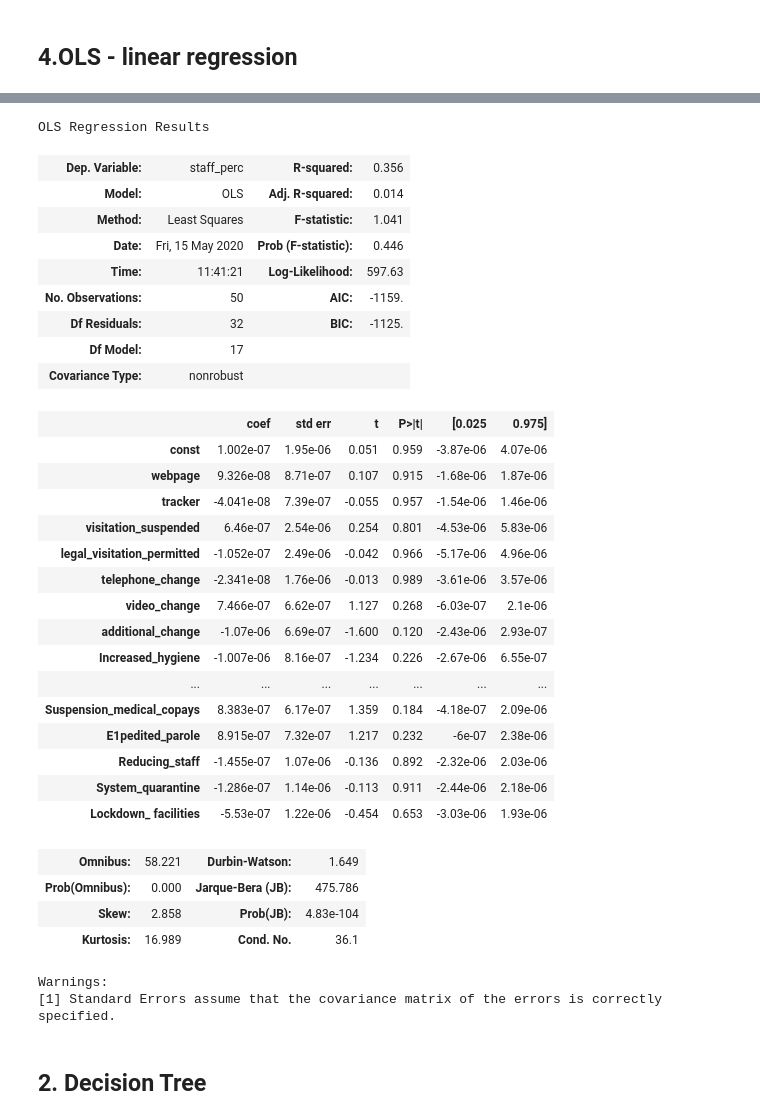
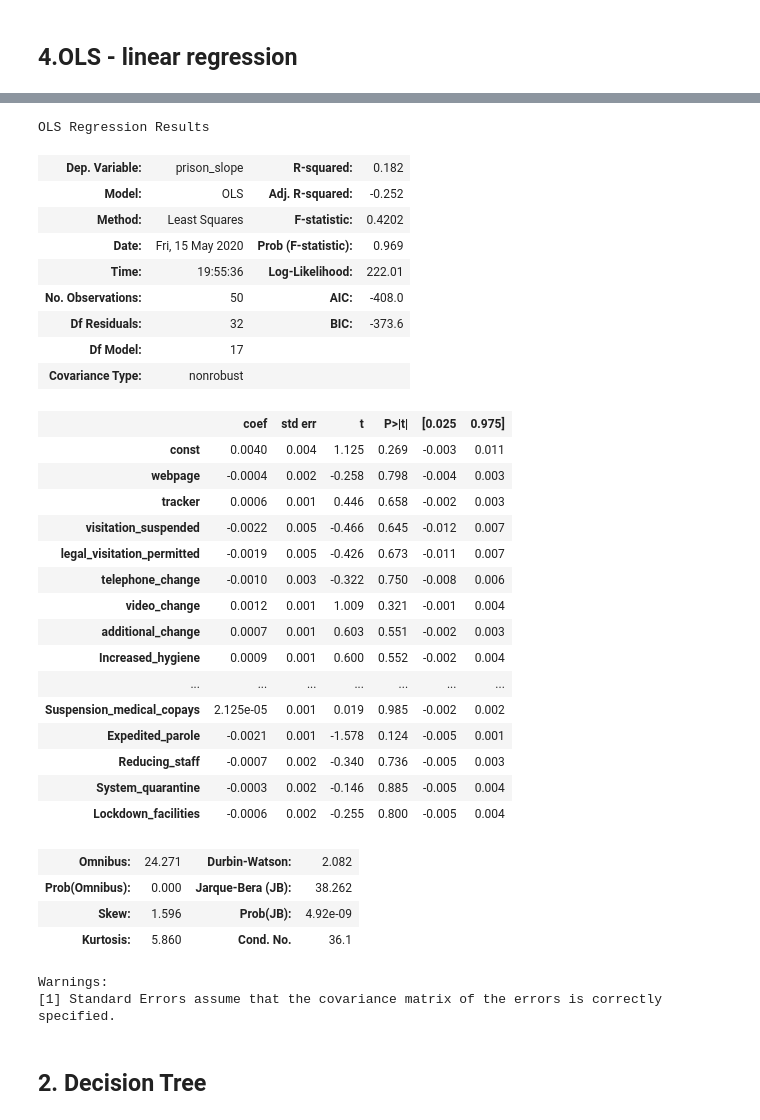
Before and after one commit to AmberCXX/Summer2020_MIT_COVID_Datathon, a Jupyter notebook: 03-evaluate-policies.ipynb, the cells around one changed output, grey strips where cells are left out. Saved outputs shown, nothing was run; the diff lists cells and outputs as text; code cells hidden in the pictures.

```diff
--- a/03-evaluate-policies.ipynb
+++ b/03-evaluate-policies.ipynb
@@ -331,38 +327,38 @@ plt.show()
 # %%
-linear_regression2 = sm.OLS(y_staff_perc,X)
+linear_regression2 = sm.OLS(y_prison_slope,X)
 res2 = linear_regression2.fit()
 res2.summary()
 # %% [output]
 OLS Regression Results
-| Dep. Variable: | staff_perc | R-squared: | 0.356 |
-| Model: | OLS | Adj. R-squared: | 0.014 |
-| Method: | Least Squares | F-statistic: | 1.041 |
-| Date: | Fri, 15 May 2020 | Prob (F-statistic): | 0.446 |
-| Time: | 11:41:21 | Log-Likelihood: | 597.63 |
-| No. Observations: | 50 | AIC: | -1159. |
-| Df Residuals: | 32 | BIC: | -1125. |
+| Dep. Variable: | prison_slope | R-squared: | 0.182 |
+| Model: | OLS | Adj. R-squared: | -0.252 |
+| Method: | Least Squares | F-statistic: | 0.4202 |
+| Date: | Fri, 15 May 2020 | Prob (F-statistic): | 0.969 |
+| Time: | 19:55:36 | Log-Likelihood: | 222.01 |
+| No. Observations: | 50 | AIC: | -408.0 |
+| Df Residuals: | 32 | BIC: | -373.6 |
 | Df Model: | 17 |  |  |
 | Covariance Type: | nonrobust |  |  |
 |  | coef | std err | t | P>|t| | [0.025 | 0.975] |
-| const | 1.002e-07 | 1.95e-06 | 0.051 | 0.959 | -3.87e-06 | 4.07e-06 |
-| webpage | 9.326e-08 | 8.71e-07 | 0.107 | 0.915 | -1.68e-06 | 1.87e-06 |
-| tracker | -4.041e-08 | 7.39e-07 | -0.055 | 0.957 | -1.54e-06 | 1.46e-06 |
-| visitation_suspended | 6.46e-07 | 2.54e-06 | 0.254 | 0.801 | -4.53e-06 | 5.83e-06 |
-| legal_visitation_permitted | -1.052e-07 | 2.49e-06 | -0.042 | 0.966 | -5.17e-06 | 4.96e-06 |
-| telephone_change | -2.341e-08 | 1.76e-06 | -0.013 | 0.989 | -3.61e-06 | 3.57e-06 |
-| video_change | 7.466e-07 | 6.62e-07 | 1.127 | 0.268 | -6.03e-07 | 2.1e-06 |
-| additional_change | -1.07e-06 | 6.69e-07 | -1.600 | 0.120 | -2.43e-06 | 2.93e-07 |
-| Increased_hygiene | -1.007e-06 | 8.16e-07 | -1.234 | 0.226 | -2.67e-06 | 6.55e-07 |
+| const | 0.0040 | 0.004 | 1.125 | 0.269 | -0.003 | 0.011 |
+| webpage | -0.0004 | 0.002 | -0.258 | 0.798 | -0.004 | 0.003 |
+| tracker | 0.0006 | 0.001 | 0.446 | 0.658 | -0.002 | 0.003 |
+| visitation_suspended | -0.0022 | 0.005 | -0.466 | 0.645 | -0.012 | 0.007 |
+| legal_visitation_permitted | -0.0019 | 0.005 | -0.426 | 0.673 | -0.011 | 0.007 |
+| telephone_change | -0.0010 | 0.003 | -0.322 | 0.750 | -0.008 | 0.006 |
+| video_change | 0.0012 | 0.001 | 1.009 | 0.321 | -0.001 | 0.004 |
+| additional_change | 0.0007 | 0.001 | 0.603 | 0.551 | -0.002 | 0.003 |
+| Increased_hygiene | 0.0009 | 0.001 | 0.600 | 0.552 | -0.002 | 0.004 |
 | ... | ... | ... | ... | ... | ... | ... |
-| Suspension_medical_copays | 8.383e-07 | 6.17e-07 | 1.359 | 0.184 | -4.18e-07 | 2.09e-06 |
-| E1pedited_parole | 8.915e-07 | 7.32e-07 | 1.217 | 0.232 | -6e-07 | 2.38e-06 |
-| Reducing_staff | -1.455e-07 | 1.07e-06 | -0.136 | 0.892 | -2.32e-06 | 2.03e-06 |
-| System_quarantine | -1.286e-07 | 1.14e-06 | -0.113 | 0.911 | -2.44e-06 | 2.18e-06 |
-| Lockdown_ facilities | -5.53e-07 | 1.22e-06 | -0.454 | 0.653 | -3.03e-06 | 1.93e-06 |
+| Suspension_medical_copays | 2.125e-05 | 0.001 | 0.019 | 0.985 | -0.002 | 0.002 |
+| Expedited_parole | -0.0021 | 0.001 | -1.578 | 0.124 | -0.005 | 0.001 |
+| Reducing_staff | -0.0007 | 0.002 | -0.340 | 0.736 | -0.005 | 0.003 |
+| System_quarantine | -0.0003 | 0.002 | -0.146 | 0.885 | -0.005 | 0.004 |
+| Lockdown_facilities | -0.0006 | 0.002 | -0.255 | 0.800 | -0.005 | 0.004 |
-| Omnibus: | 58.221 | Durbin-Watson: | 1.649 |
-| Prob(Omnibus): | 0.000 | Jarque-Bera (JB): | 475.786 |
-| Skew: | 2.858 | Prob(JB): | 4.83e-104 |
-| Kurtosis: | 16.989 | Cond. No. | 36.1 |
+| Omnibus: | 24.271 | Durbin-Watson: | 2.082 |
+| Prob(Omnibus): | 0.000 | Jarque-Bera (JB): | 38.262 |
+| Skew: | 1.596 | Prob(JB): | 4.92e-09 |
+| Kurtosis: | 5.860 | Cond. No. | 36.1 |
 Warnings:
 [1] Standard Errors assume that the covariance matrix of the errors is correctly specified.
 # %% [markdown]
```
Also changed, not shown: parts of 10 cells of this notebook.
